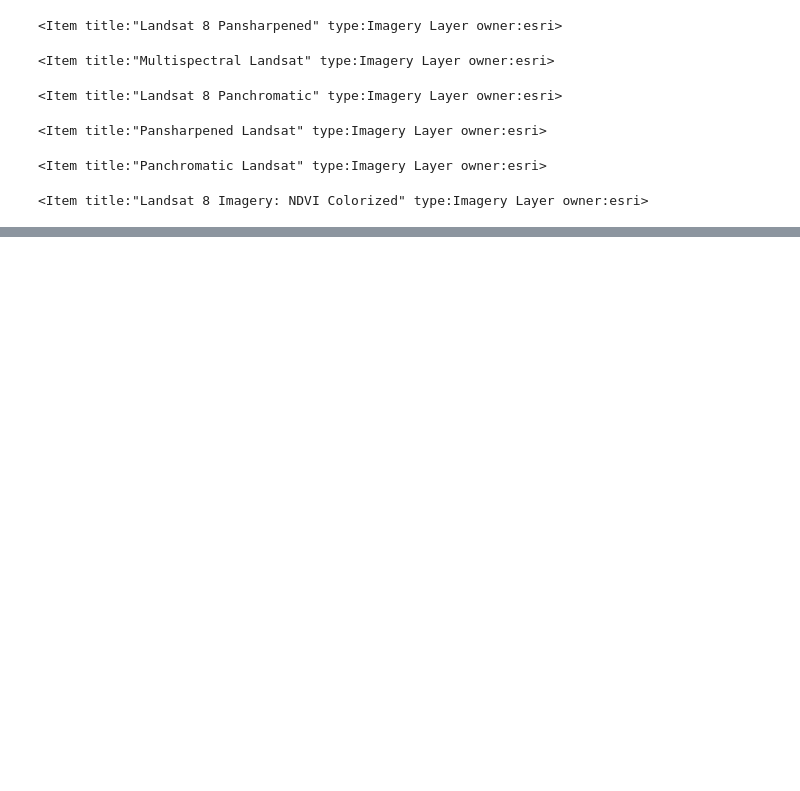
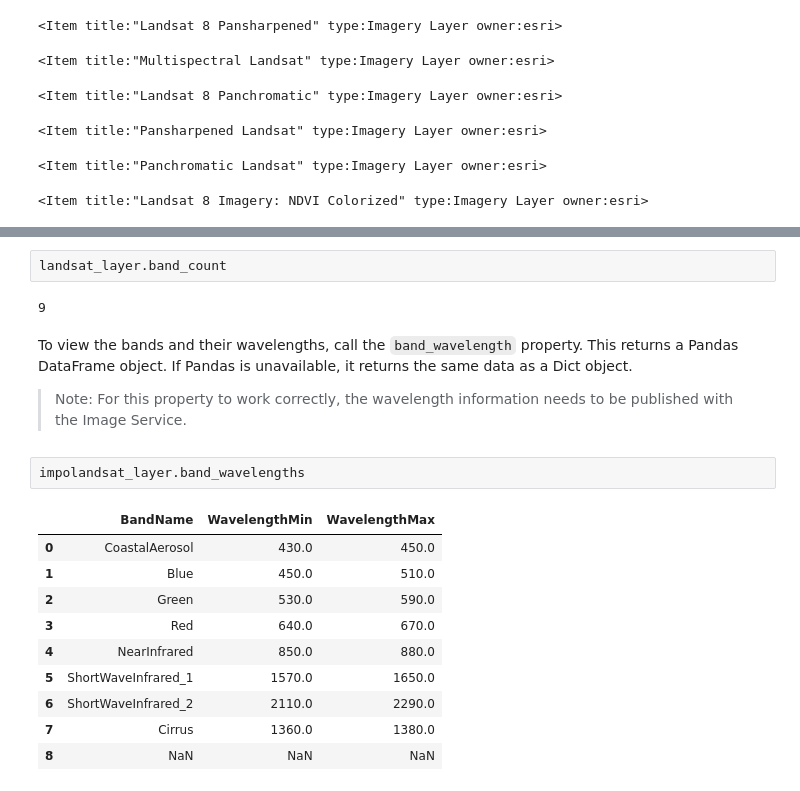
Before and after one commit to AtmaMani/arcgis-python-api, a Jupyter notebook: guide/06-imagery-and-raster-analysis/raster-module.ipynb, the cells around one changed output, grey strips where cells are left out. Saved outputs shown, nothing was run; the diff lists cells and outputs as text; blank space fills up the shorter version.

```diff
--- a/guide/06-imagery-and-raster-analysis/raster-module.ipynb
+++ b/guide/06-imagery-and-raster-analysis/raster-module.ipynb
@@ -69,0 +129,21 @@ for result in search_result:
+# %%
+landsat_layer.band_count
+# %% [output]
+9
+# %% [markdown]
+To view the bands and their wavelengths, call the `band_wavelength` property. This returns a Pandas DataFrame object. If Pandas is unavailable, it returns the same data as a Dict object.
+
+> Note: For this property to work correctly, the wavelength information needs to be published with the Image Service.
+# %%
+impolandsat_layer.band_wavelengths
+# %% [output]
+|  | BandName | WavelengthMin | WavelengthMax |
+| 0 | CoastalAerosol | 430.0 | 450.0 |
+| 1 | Blue | 450.0 | 510.0 |
+| 2 | Green | 530.0 | 590.0 |
+| 3 | Red | 640.0 | 670.0 |
+| 4 | NearInfrared | 850.0 | 880.0 |
+| 5 | ShortWaveInfrared_1 | 1570.0 | 1650.0 |
+| 6 | ShortWaveInfrared_2 | 2110.0 | 2290.0 |
+| 7 | Cirrus | 1360.0 | 1380.0 |
+| 8 | NaN | NaN | NaN |
```
Also changed, not shown: parts of 44 cells of this notebook.
